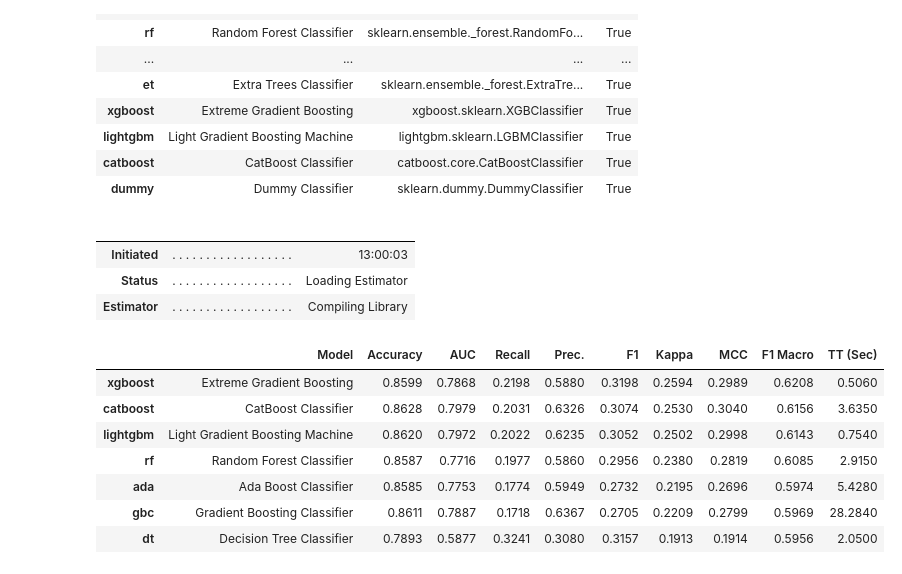
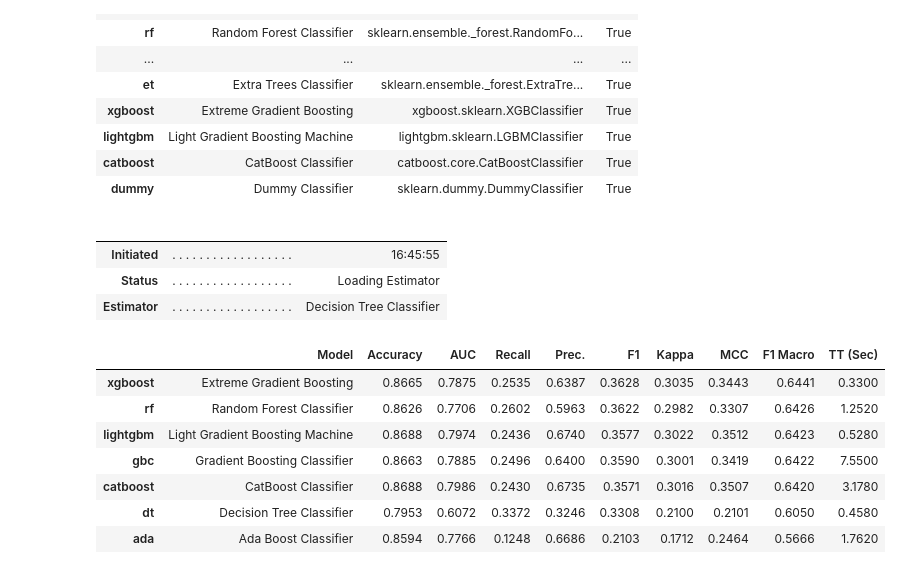
Before and after one commit to jeremy-jmc/datathon-mibanco2023, a Jupyter notebook: notebooks/01_pycaret.ipynb, the cells around one changed output. Saved outputs shown, nothing was run; the diff lists cells and outputs as text; code cells hidden in the pictures.

```diff
--- a/notebooks/01_pycaret.ipynb
+++ b/notebooks/01_pycaret.ipynb
@@ -22,6 +24,7 @@ for col in ['CO_TIPO_SEXO', 'ANIO_BANCARIZACION', 'MES_BANCARIZACION']:
     data_test[col] = data_test[col].astype('category')
 
 TARGET_VAR = 'TARGET'
+N_FOLDS = 5
 # %%
 data_train.dtypes
 # %% [output]
@@ -212,21 +228,21 @@ all_models
 | catboost | CatBoost Classifier | catboost.core.CatBoostClassifier | True |
 | dummy | Dummy Classifier | sklearn.dummy.DummyClassifier | True |
 # %%
-best = compare_models(sort='F1 Macro', exclude=['knn', 'svm', 'rbfsvm', 'dummy', 'lda', 'lr', 'nb', 'ridge', 'qda', 'gpc', 'et'])
+best = compare_models(sort='F1 Macro', exclude=['knn', 'svm', 'rbfsvm', 'dummy', 'lda', 'lr', 'nb', 'ridge', 'qda', 'gpc', 'et'], fold=N_FOLDS)
 # %% [output]
 |  |  |  |
 |  |  |  |
-| Initiated | . . . . . . . . . . . . . . . . . . | 13:00:03 |
+| Initiated | . . . . . . . . . . . . . . . . . . | 16:45:55 |
 | Status | . . . . . . . . . . . . . . . . . . | Loading Estimator |
-| Estimator | . . . . . . . . . . . . . . . . . . | Compiling Library |
+| Estimator | . . . . . . . . . . . . . . . . . . | Decision Tree Classifier |
 |  | Model | Accuracy | AUC | Recall | Prec. | F1 | Kappa | MCC | F1 Macro | TT (Sec) |
-| xgboost | Extreme Gradient Boosting | 0.8599 | 0.7868 | 0.2198 | 0.5880 | 0.3198 | 0.2594 | 0.2989 | 0.6208 | 0.5060 |
-| catboost | CatBoost Classifier | 0.8628 | 0.7979 | 0.2031 | 0.6326 | 0.3074 | 0.2530 | 0.3040 | 0.6156 | 3.6350 |
-| lightgbm | Light Gradient Boosting Machine | 0.8620 | 0.7972 | 0.2022 | 0.6235 | 0.3052 | 0.2502 | 0.2998 | 0.6143 | 0.7540 |
-| rf | Random Forest Classifier | 0.8587 | 0.7716 | 0.1977 | 0.5860 | 0.2956 | 0.2380 | 0.2819 | 0.6085 | 2.9150 |
-| ada | Ada Boost Classifier | 0.8585 | 0.7753 | 0.1774 | 0.5949 | 0.2732 | 0.2195 | 0.2696 | 0.5974 | 5.4280 |
-| gbc | Gradient Boosting Classifier | 0.8611 | 0.7887 | 0.1718 | 0.6367 | 0.2705 | 0.2209 | 0.2799 | 0.5969 | 28.2840 |
-| dt | Decision Tree Classifier | 0.7893 | 0.5877 | 0.3241 | 0.3080 | 0.3157 | 0.1913 | 0.1914 | 0.5956 | 2.0500 |
+| xgboost | Extreme Gradient Boosting | 0.8665 | 0.7875 | 0.2535 | 0.6387 | 0.3628 | 0.3035 | 0.3443 | 0.6441 | 0.3300 |
+| rf | Random Forest Classifier | 0.8626 | 0.7706 | 0.2602 | 0.5963 | 0.3622 | 0.2982 | 0.3307 | 0.6426 | 1.2520 |
+| lightgbm | Light Gradient Boosting Machine | 0.8688 | 0.7974 | 0.2436 | 0.6740 | 0.3577 | 0.3022 | 0.3512 | 0.6423 | 0.5280 |
+| gbc | Gradient Boosting Classifier | 0.8663 | 0.7885 | 0.2496 | 0.6400 | 0.3590 | 0.3001 | 0.3419 | 0.6422 | 7.5500 |
+| catboost | CatBoost Classifier | 0.8688 | 0.7986 | 0.2430 | 0.6735 | 0.3571 | 0.3016 | 0.3507 | 0.6420 | 3.1780 |
+| dt | Decision Tree Classifier | 0.7953 | 0.6072 | 0.3372 | 0.3246 | 0.3308 | 0.2100 | 0.2101 | 0.6050 | 0.4580 |
+| ada | Ada Boost Classifier | 0.8594 | 0.7766 | 0.1248 | 0.6686 | 0.2103 | 0.1712 | 0.2464 | 0.5666 | 1.7620 |
 [interactive output not drawn]
 # %%
 # tuned_model = tune_model(best, optimize='F1 Macro')
```
Also changed, not shown: parts of 11 cells of this notebook, 2 other files.
